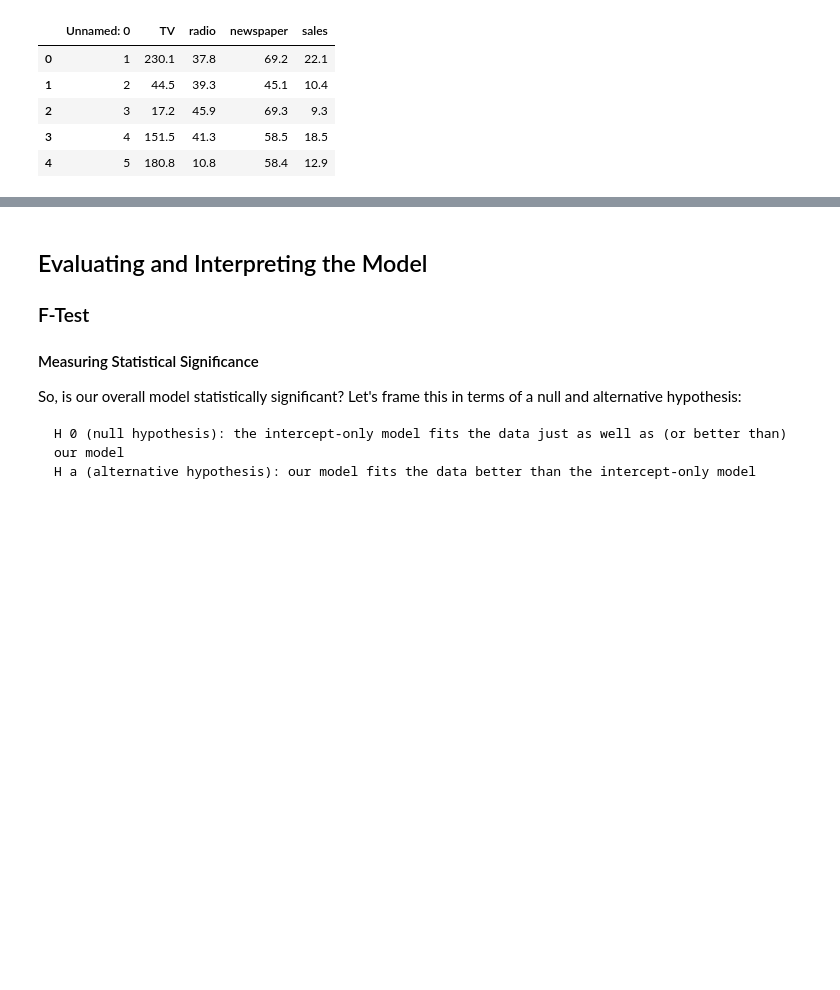
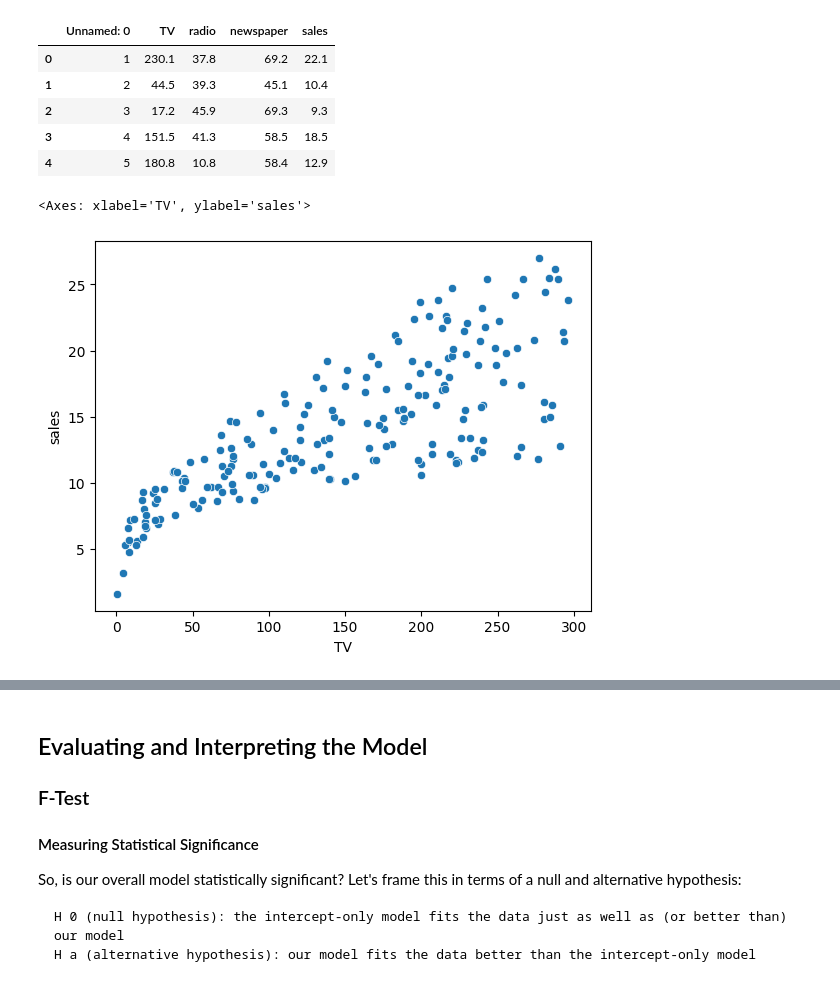
Before and after one commit to karusamuel/Inferential-Modeling-linear-regression-, a Jupyter notebook: index.ipynb, the cells around one changed output, grey strips where cells are left out. Drawn from its saved outputs; the diff is of its cells as text; code cells hidden in the pictures; blank space fills up the shorter version.

```diff
--- a/index.ipynb
+++ b/index.ipynb
@@ -157,5 +200,12 @@ df.head()
 | 4 | 5 | 180.8 | 10.8 | 58.4 | 12.9 |
 # %%
 # get X and Y
+
+X = df["TV"]
+Y = df["sales"]
 # %%
 # scatter plot
+sns.scatterplot(x=X,y=Y)
+# %% [output]
+<Axes: xlabel='TV', ylabel='sales'>
+[figure, added]
```
Also changed, not shown: parts of 17 cells of this notebook.
